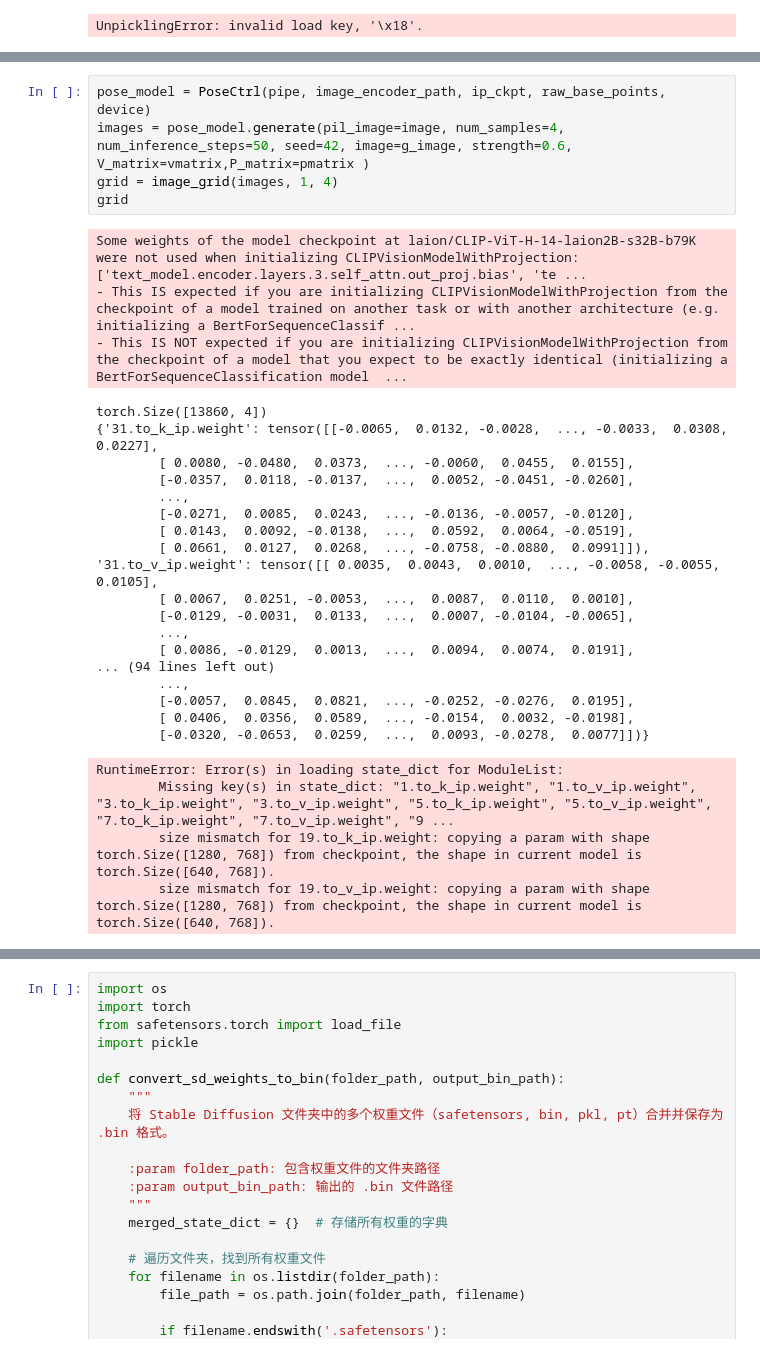
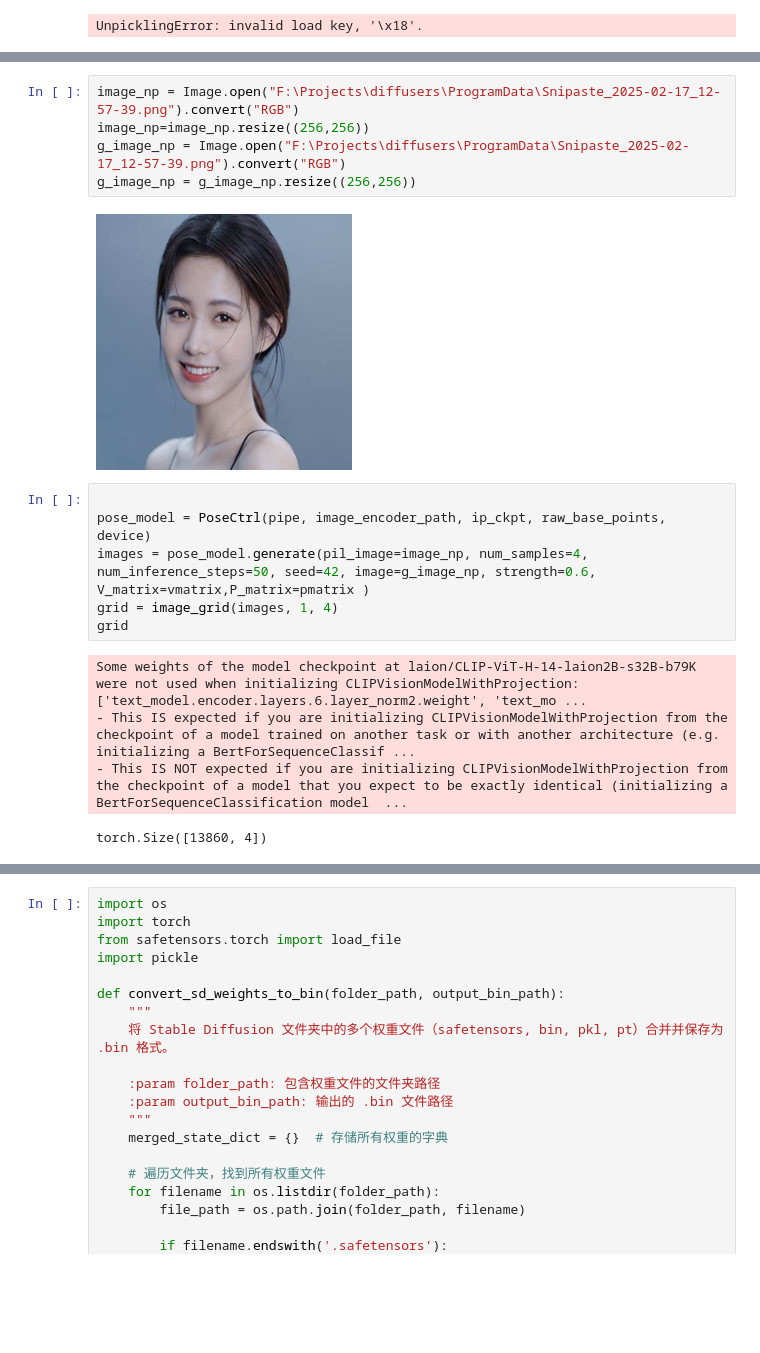
Before and after one commit to sodabreak/PoseCtrl, a Jupyter notebook: debug.ipynb, the cells around one changed output, grey strips where cells are left out. Saved outputs shown, nothing was run; the diff lists cells and outputs as text; blank space fills up the shorter version.

```diff
--- a/debug.ipynb
+++ b/debug.ipynb
@@ -748,33 +753,21 @@ Some weights of the model checkpoint at laion/CLIP-ViT-H-14-laion2B-s32B-b79K we
 - This IS NOT expected if you are initializing CLIPVisionModelWithProjection from the checkpoint of a model that you expect to be exactly identical (initializing a BertForSequenceClassification model  ...
 torch.Size([13860, 4])
 [figure]
+# %%
+image_np = Image.open("F:\Projects\diffusers\ProgramData\Snipaste_2025-02-17_12-57-39.png").convert("RGB")
+image_np=image_np.resize((256,256))
+g_image_np = Image.open("F:\Projects\diffusers\ProgramData\Snipaste_2025-02-17_12-57-39.png").convert("RGB")
+g_image_np = g_image_np.resize((256,256))
+# %% [output]
+[figure, added]
 # %%
+
 pose_model = PoseCtrl(pipe, image_encoder_path, ip_ckpt, raw_base_points, device)
-images = pose_model.generate(pil_image=image, num_samples=4, num_inference_steps=50, seed=42, image=g_image, strength=0.6, V_matrix=vmatrix,P_matrix=pmatrix )
+images = pose_model.generate(pil_image=image_np, num_samples=4, num_inference_steps=50, seed=42, image=g_image_np, strength=0.6, V_matrix=vmatrix,P_matrix=pmatrix )
 grid = image_grid(images, 1, 4)
 grid
 # %% [output]
-Some weights of the model checkpoint at laion/CLIP-ViT-H-14-laion2B-s32B-b79K were not used when initializing CLIPVisionModelWithProjection: ['text_model.encoder.layers.3.self_attn.out_proj.bias', 'te ...
+Some weights of the model checkpoint at laion/CLIP-ViT-H-14-laion2B-s32B-b79K were not used when initializing CLIPVisionModelWithProjection: ['text_model.encoder.layers.6.layer_norm2.weight', 'text_mo ...
 - This IS expected if you are initializing CLIPVisionModelWithProjection from the checkpoint of a model trained on another task or with another architecture (e.g. initializing a BertForSequenceClassif ...
 - This IS NOT expected if you are initializing CLIPVisionModelWithProjection from the checkpoint of a model that you expect to be exactly identical (initializing a BertForSequenceClassification model  ...
 torch.Size([13860, 4])
-{'31.to_k_ip.weight': tensor([[-0.0065,  0.0132, -0.0028,  ..., -0.0033,  0.0308,  0.0227],
-        [ 0.0080, -0.0480,  0.0373,  ..., -0.0060,  0.0455,  0.0155],
-        [-0.0357,  0.0118, -0.0137,  ...,  0.0052, -0.0451, -0.0260],
-        ...,
-        [-0.0271,  0.0085,  0.0243,  ..., -0.0136, -0.0057, -0.0120],
-        [ 0.0143,  0.0092, -0.0138,  ...,  0.0592,  0.0064, -0.0519],
-        [ 0.0661,  0.0127,  0.0268,  ..., -0.0758, -0.0880,  0.0991]]), '31.to_v_ip.weight': tensor([[ 0.0035,  0.0043,  0.0010,  ..., -0.0058, -0.0055,  0.0105],
-        [ 0.0067,  0.0251, -0.0053,  ...,  0.0087,  0.0110,  0.0010],
-        [-0.0129, -0.0031,  0.0133,  ...,  0.0007, -0.0104, -0.0065],
-        ...,
-        [ 0.0086, -0.0129,  0.0013,  ...,  0.0094,  0.0074,  0.0191],
-... (94 lines left out)
-        ...,
-        [-0.0057,  0.0845,  0.0821,  ..., -0.0252, -0.0276,  0.0195],
-        [ 0.0406,  0.0356,  0.0589,  ..., -0.0154,  0.0032, -0.0198],
-        [-0.0320, -0.0653,  0.0259,  ...,  0.0093, -0.0278,  0.0077]])}
-RuntimeError: Error(s) in loading state_dict for ModuleList:
-        Missing key(s) in state_dict: "1.to_k_ip.weight", "1.to_v_ip.weight", "3.to_k_ip.weight", "3.to_v_ip.weight", "5.to_k_ip.weight", "5.to_v_ip.weight", "7.to_k_ip.weight", "7.to_v_ip.weight", "9 ...
-        size mismatch for 19.to_k_ip.weight: copying a param with shape torch.Size([1280, 768]) from checkpoint, the shape in current model is torch.Size([640, 768]).
-        size mismatch for 19.to_v_ip.weight: copying a param with shape torch.Size([1280, 768]) from checkpoint, the shape in current model is torch.Size([640, 768]).
```
Also changed, not shown: parts of 5 cells of this notebook, 2 other files.
